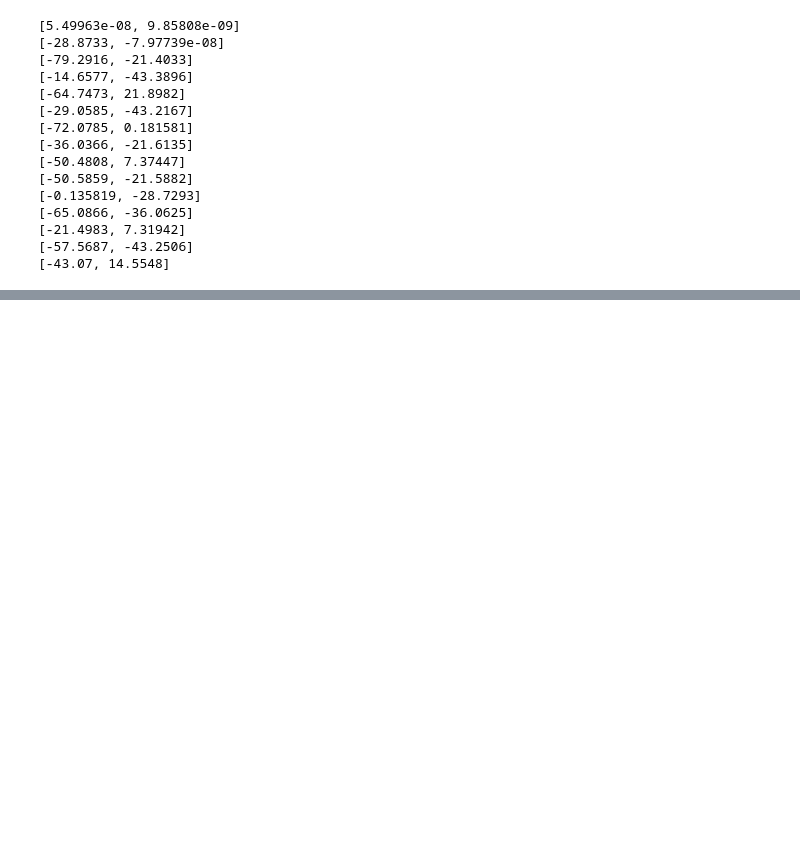
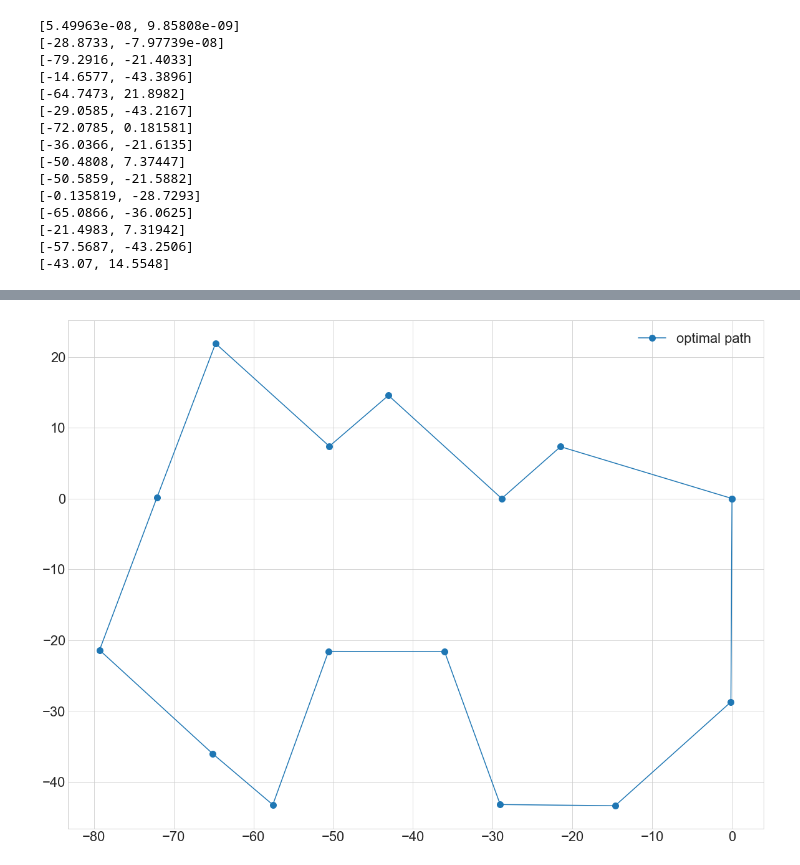
Before and after one commit to tiginamaria/ITMO_ALGO, a Jupyter notebook: hw4.ipynb, the cells around one changed output, grey strips where cells are left out. Saved outputs shown, nothing was run; the diff lists cells and outputs as text; code cells hidden in the pictures; blank space fills up the shorter version.

```diff
--- a/hw4.ipynb
+++ b/hw4.ipynb
@@ -289,0 +293,4 @@ show_tsp(best_path, city_coords)
+# %%
+show_tsp([[city_tsp, 'optimal path']], city_coords)
+# %% [output]
+[figure, added]
```
Also changed, not shown: parts of 17 cells of this notebook.
